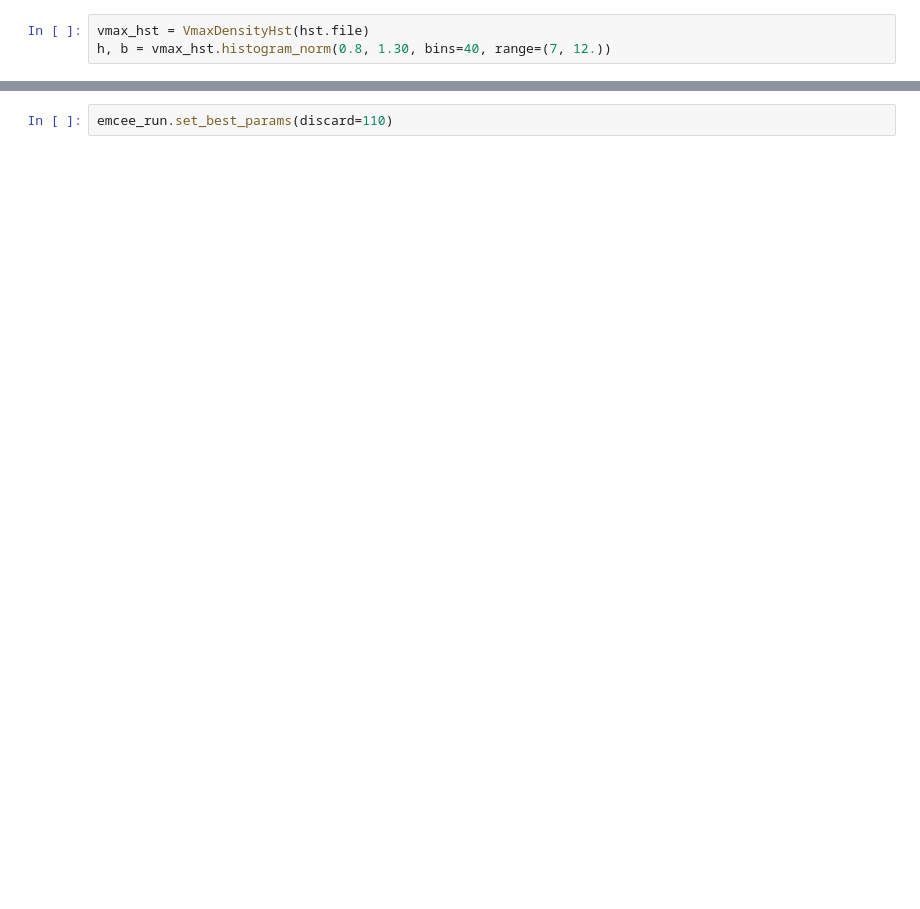
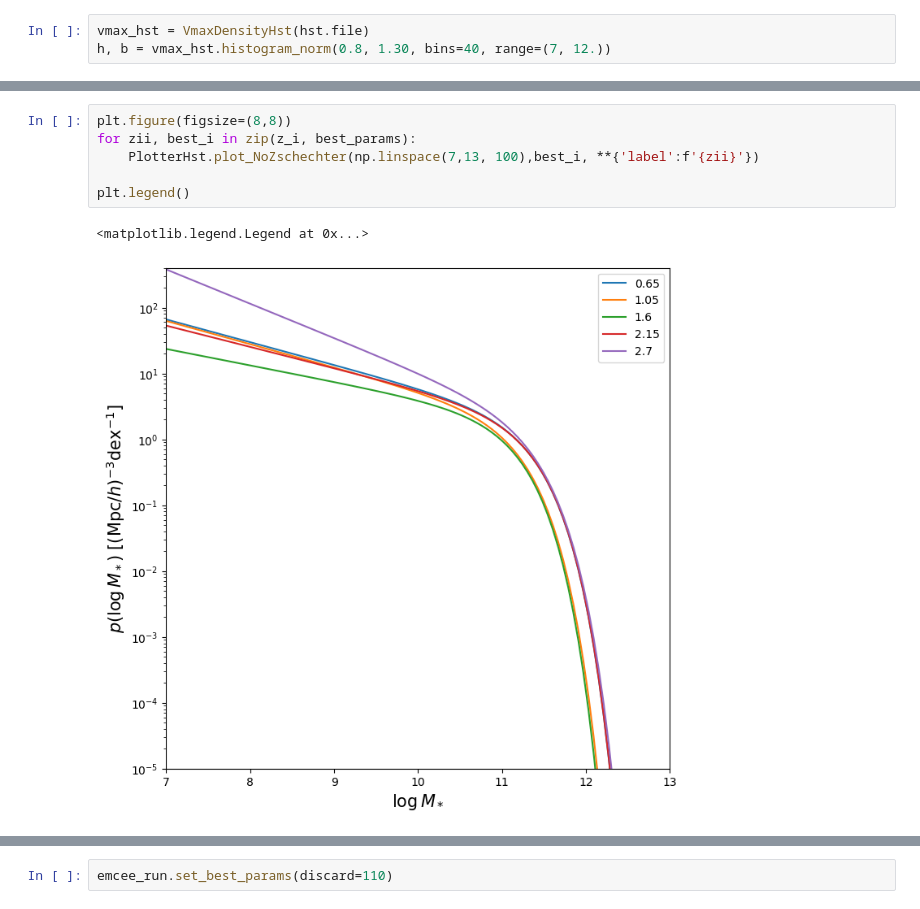
Before and after one commit to fedehope/zSMF, a Jupyter notebook: nb/hst_cat.ipynb, the cells around one changed output, grey strips where cells are left out. Saved outputs shown, nothing was run; the diff lists cells and outputs as text; blank space fills up the shorter version.

```diff
--- a/nb/hst_cat.ipynb
+++ b/nb/hst_cat.ipynb
@@ -44,0 +107,9 @@ h, b = vmax_hst.histogram_norm(0.8, 1.30, bins=40, range=(7, 12.))
+# %%
+plt.figure(figsize=(8,8))
+for zii, best_i in zip(z_i, best_params):
+    PlotterHst.plot_NoZschechter(np.linspace(7,13, 100),best_i, **{'label':f'{zii}'})
+
+plt.legend()
+# %% [output]
+<matplotlib.legend.Legend at 0x...>
+[figure, added]
```
Also changed, not shown: parts of 28 cells of this notebook, 2 other files.
